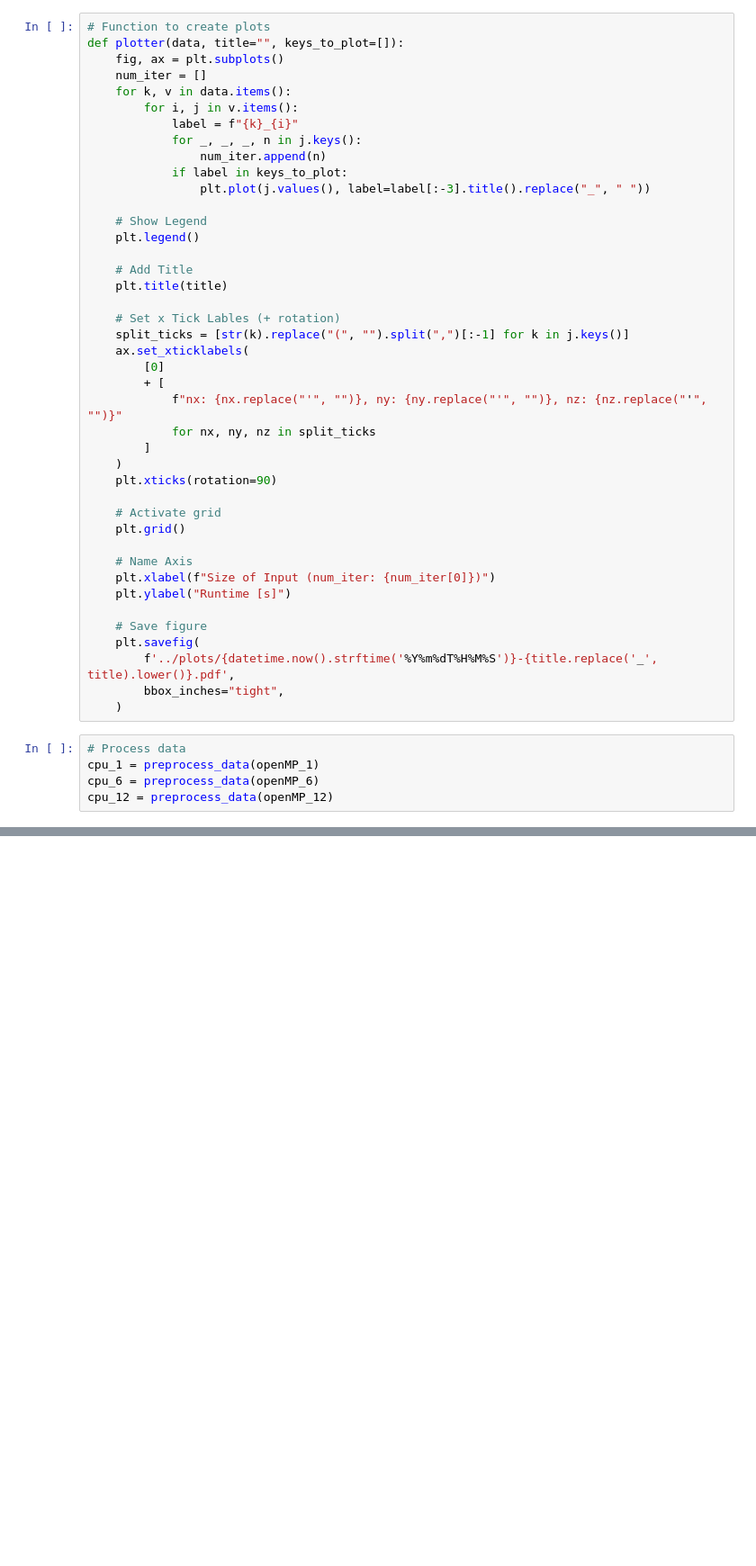
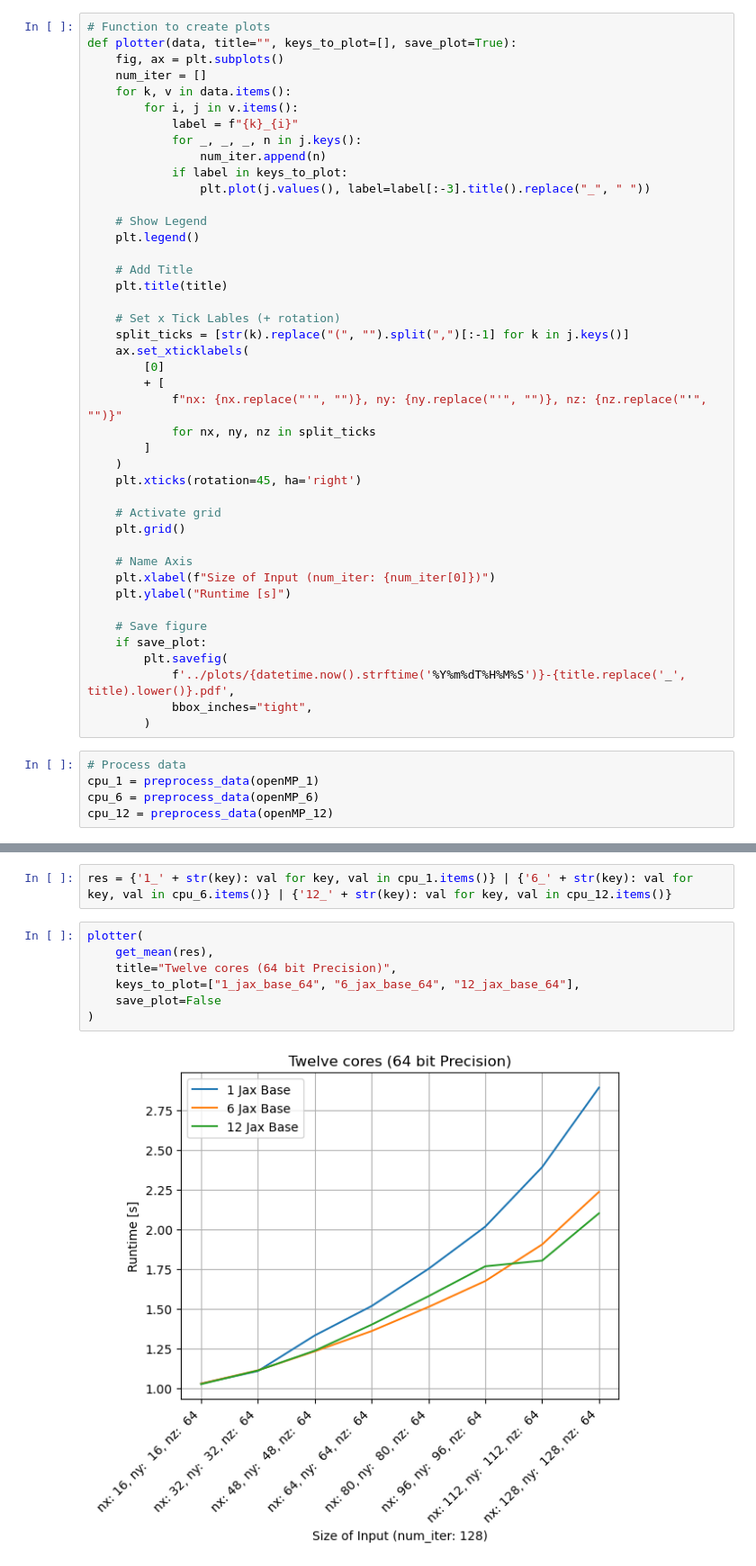
Before and after one commit to ib31iat/HPC4WC-Project-13, a Jupyter notebook: scripts/plotting.ipynb, the cells around one changed output, grey strips where cells are left out. Shown at 90% size. Drawn from its saved outputs; the diff is of its cells as text; blank space fills up the shorter version.

```diff
--- a/scripts/plotting.ipynb
+++ b/scripts/plotting.ipynb
@@ -51,7 +51,7 @@ def get_std(data):
     return res
 # %%
 # Function to create plots
-def plotter(data, title="", keys_to_plot=[]):
+def plotter(data, title="", keys_to_plot=[], save_plot=True):
     fig, ax = plt.subplots()
     num_iter = []
     for k, v in data.items():
@@ -77,7 +77,7 @@ def plotter(data, title="", keys_to_plot=[]):
             for nx, ny, nz in split_ticks
         ]
     )
-    plt.xticks(rotation=90)
+    plt.xticks(rotation=45, ha='right')
 
     # Activate grid
     plt.grid()
@@ -87,10 +87,11 @@ def plotter(data, title="", keys_to_plot=[]):
     plt.ylabel("Runtime [s]")
 
     # Save figure
-    plt.savefig(
-        f'../plots/{datetime.now().strftime('%Y%m%dT%H%M%S')}-{title.replace('_', title).lower()}.pdf',
-        bbox_inches="tight",
-    )
+    if save_plot:
+        plt.savefig(
+            f'../plots/{datetime.now().strftime('%Y%m%dT%H%M%S')}-{title.replace('_', title).lower()}.pdf',
+            bbox_inches="tight",
+        )
 # %%
 # Process data
 cpu_1 = preprocess_data(openMP_1)
@@ -140,0 +138,11 @@ str(("16", "16", "64", "128"))
+# %%
+res = {'1_' + str(key): val for key, val in cpu_1.items()} | {'6_' + str(key): val for key, val in cpu_6.items()} | {'12_' + str(key): val for key, val in cpu_12.items()}
+# %%
+plotter(
+    get_mean(res),
+    title="Twelve cores (64 bit Precision)",
+    keys_to_plot=["1_jax_base_64", "6_jax_base_64", "12_jax_base_64"],
+    save_plot=False
+)
+# %% [output]
+[figure, added]
```
Also changed, not shown: parts of 1 cell of this notebook.
